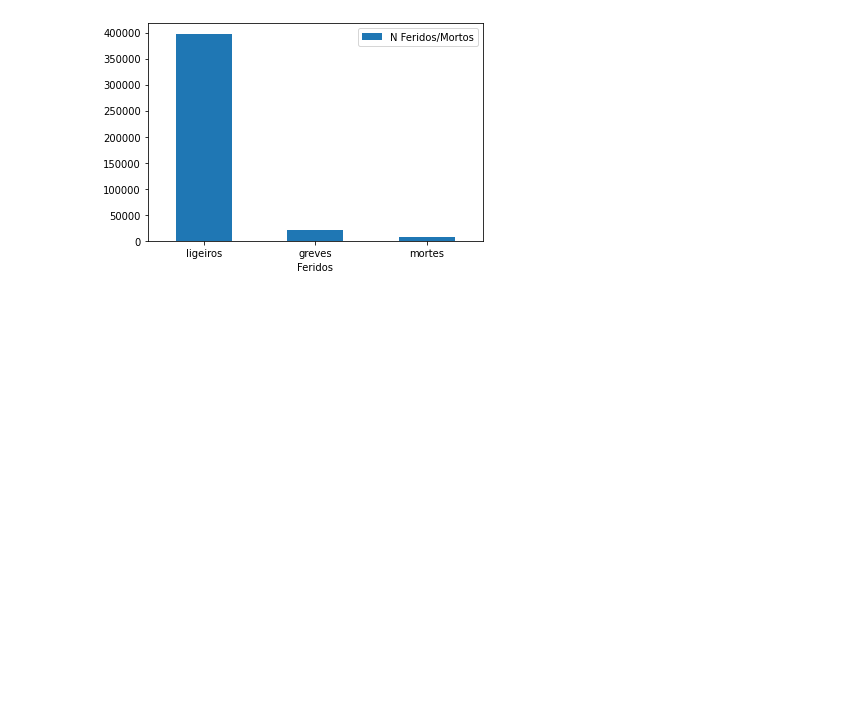
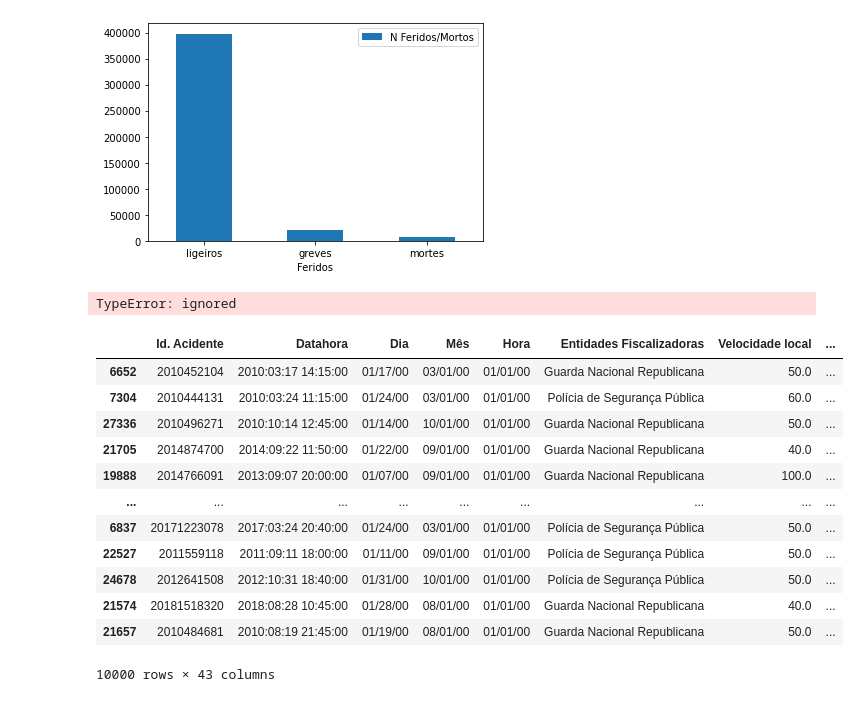
Before and after one commit to mrdso2-iscte/IAA_PROJECT, a Jupyter notebook: IAA.ipynb, the cells around one changed output. Saved outputs shown, nothing was run; the diff lists cells and outputs as text; code cells hidden in the pictures; blank space fills up the shorter version.

```diff
--- a/IAA.ipynb
+++ b/IAA.ipynb
@@ -151,4 +151,8 @@ df = pd.DataFrame({'Feridos':feridos, 'N Feridos/Mortos':n_feridos})
 ax = df.plot.bar(x='Feridos', y='N Feridos/Mortos', rot=0)
 # %% [output]
 [figure]
+# %%
+print(data['Obstáculos'].corr(data['Factores Atmosféricos']))
+# %% [output]
+TypeError: ignored
 # %%
@@ -157,0 +161,16 @@ ax = df.plot.bar(x='Feridos', y='N Feridos/Mortos', rot=0)
+# %%
+data
+# %% [output]
+|  | Id. Acidente | Datahora | Dia | Mês | Hora | Entidades Fiscalizadoras | Velocidade local | ... |
+| 6652 | 2010452104 | 2010:03:17 14:15:00 | 01/17/00 | 03/01/00 | 01/01/00 | Guarda Nacional Republicana | 50.0 | ... |
+| 7304 | 2010444131 | 2010:03:24 11:15:00 | 01/24/00 | 03/01/00 | 01/01/00 | Polícia de Segurança Pública | 60.0 | ... |
+| 27336 | 2010496271 | 2010:10:14 12:45:00 | 01/14/00 | 10/01/00 | 01/01/00 | Guarda Nacional Republicana | 50.0 | ... |
+| 21705 | 2014874700 | 2014:09:22 11:50:00 | 01/22/00 | 09/01/00 | 01/01/00 | Guarda Nacional Republicana | 40.0 | ... |
+| 19888 | 2014766091 | 2013:09:07 20:00:00 | 01/07/00 | 09/01/00 | 01/01/00 | Guarda Nacional Republicana | 100.0 | ... |
+| ... | ... | ... | ... | ... | ... | ... | ... | ... |
+| 6837 | 20171223078 | 2017:03:24 20:40:00 | 01/24/00 | 03/01/00 | 01/01/00 | Polícia de Segurança Pública | 50.0 | ... |
+| 22527 | 2011559118 | 2011:09:11 18:00:00 | 01/11/00 | 09/01/00 | 01/01/00 | Polícia de Segurança Pública | 50.0 | ... |
+| 24678 | 2012641508 | 2012:10:31 18:40:00 | 01/31/00 | 10/01/00 | 01/01/00 | Polícia de Segurança Pública | 50.0 | ... |
+| 21574 | 20181518320 | 2018:08:28 10:45:00 | 01/28/00 | 08/01/00 | 01/01/00 | Guarda Nacional Republicana | 40.0 | ... |
+| 21657 | 2010484681 | 2010:08:19 21:45:00 | 01/19/00 | 08/01/00 | 01/01/00 | Guarda Nacional Republicana | 50.0 | ... |
+10000 rows × 43 columns
```
Also changed, not shown: parts of 7 cells of this notebook.
